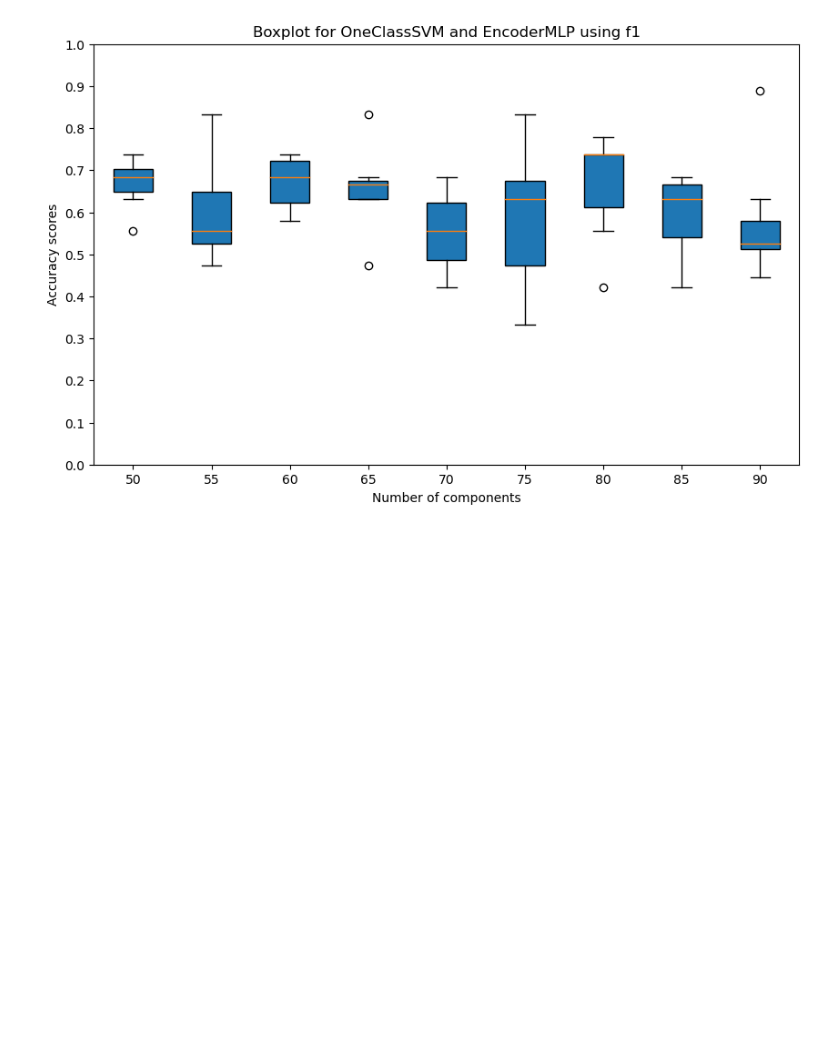
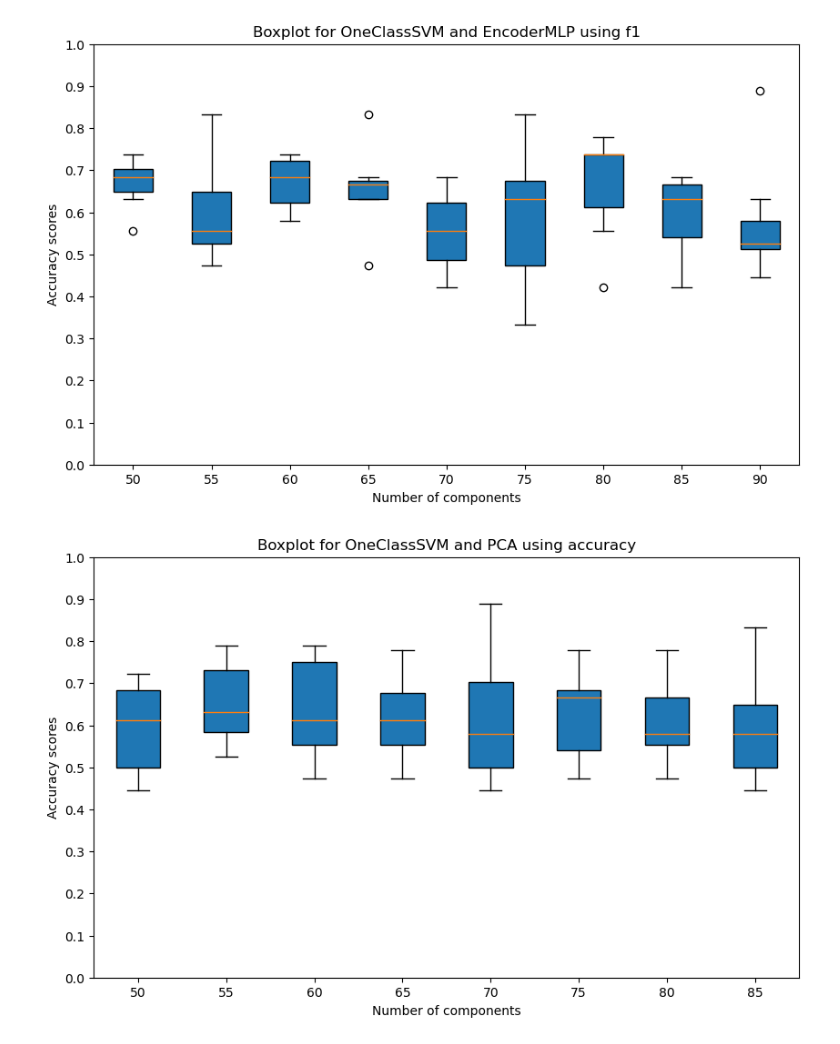
Before and after one commit to chrfum/one-class_classifier, a Jupyter notebook: run-over_classifier/graphs/box.ipynb, the cells around one changed output. Saved outputs shown, nothing was run; the diff lists cells and outputs as text; code cells hidden in the pictures; blank space fills up the shorter version.

Commit message:
box plot degli esperimenti

```diff
--- a/run-over_classifier/graphs/box.ipynb
+++ b/run-over_classifier/graphs/box.ipynb
@@ -84,3 +84,8 @@ box_plot(scores[0:9], 'OneClassSVM', 'EncoderMLP', 'accuracy')
 box_plot(scores[9:18], 'OneClassSVM', 'EncoderMLP', 'f1')
 # %% [output]
 [figure]
+# %%
+scores = get_scores('../logs/svm_nested_cv.log')
+box_plot(scores[0:8], 'OneClassSVM', 'PCA', 'accuracy')
+# %% [output]
+[figure, added]
```
Also changed, not shown: parts of 13 cells of this notebook.
